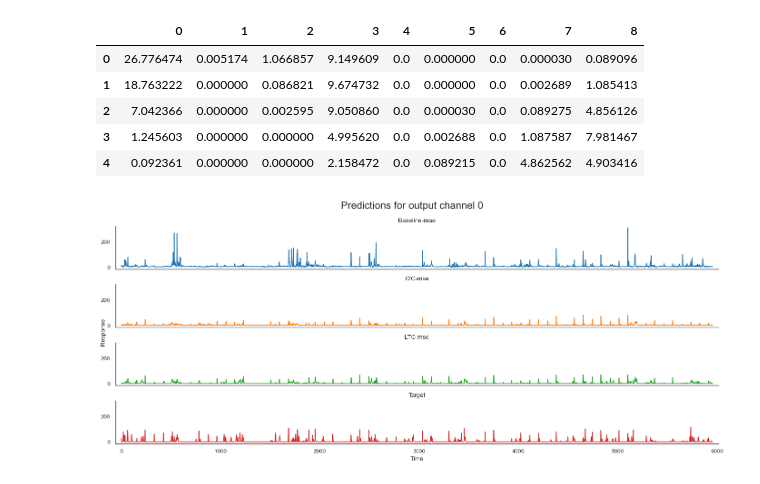
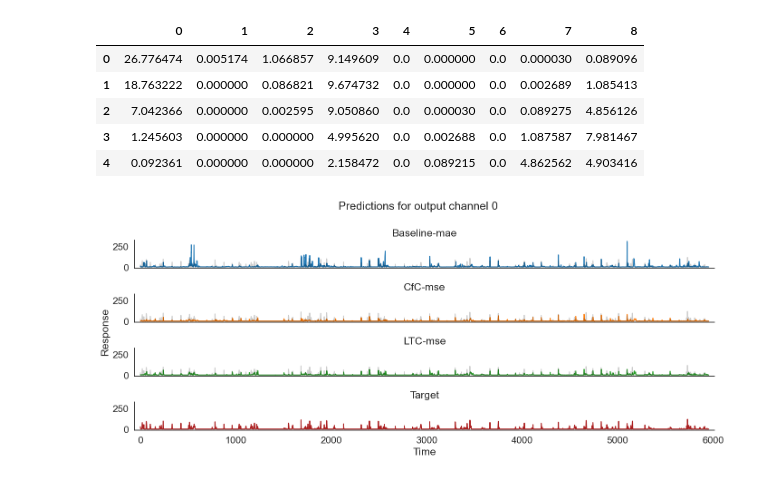
Before and after one commit to JankowskiDaniel/Neural-Deep-Retina, a Jupyter notebook: notebooks/make_plots.ipynb, the cells around one changed output. Drawn from its saved outputs; the diff is of its cells as text; code cells hidden in the pictures.

Commit message:
Plot target in the background

```diff
--- a/notebooks/make_plots.ipynb
+++ b/notebooks/make_plots.ipynb
@@ -44,8 +44,8 @@ custom_colors = sns.color_palette("tab10")
 # Plot the predictions on separate subplots using seaborn
 
 # Set the style
-sns.set(style="white")
 sns.set_context("paper")
+sns.set(style="white", font_scale=1.4)
 
 # Create a figure and axis
 n_subplots = len(pred_dict)
@@ -63,33 +63,44 @@ fig, axes = plt.subplots(
 output_channel = "0"
 
 # Iterate over the dictionary
 for i, (model_name, df) in enumerate(pred_dict.items()):
     # Create a scatter plot
     x_axis_values = df[output_channel].index
     sns.lineplot(
         x=x_axis_values, y=output_channel, data=df, ax=axes[i], color=custom_colors[i]
     )
+    # Plot the target values in background
+    # Adjust data frame length
+    target_df = pred_dict["Target"].iloc[: len(df)]
+    sns.lineplot(
+        x=target_df.index,
+        y=output_channel,
+        data=target_df,
+        ax=axes[i],
+        color="black",
+        alpha=0.2,
+    )
     # Add a title
     axes[i].set_title(model_name)
     axes[i].get_xaxis().set_visible(False)
     axes[i].set_ylabel("")
     axes[i].margins(x=0.01)
 
 # Set x axis label for the last subplot
 axes[-1].get_xaxis().set_visible(True)
 axes[-1].set_xlabel("Time")
 
 # Set y axis label for the figure
-fig.text(0.01, 0.5, "Response", va="center", rotation="vertical")
+fig.text(-0.001, 0.5, "Response", va="center", rotation="vertical")
 
 # Set fig title
-fig.suptitle(f"Predictions for output channel {output_channel}", fontsize=16)
+fig.suptitle(f"Predictions for output channel {output_channel}", fontsize=18)
 
 sns.despine()
 # Adjust the layout
 plt.tight_layout()
 plt.show()
 
 fig.savefig(plot_dir / "predictions.pdf", bbox_inches="tight")
 # %% [output]
-[figure, old version]
+[figure, new version]
```
Also changed, not shown: parts of 1 cell of this notebook.
